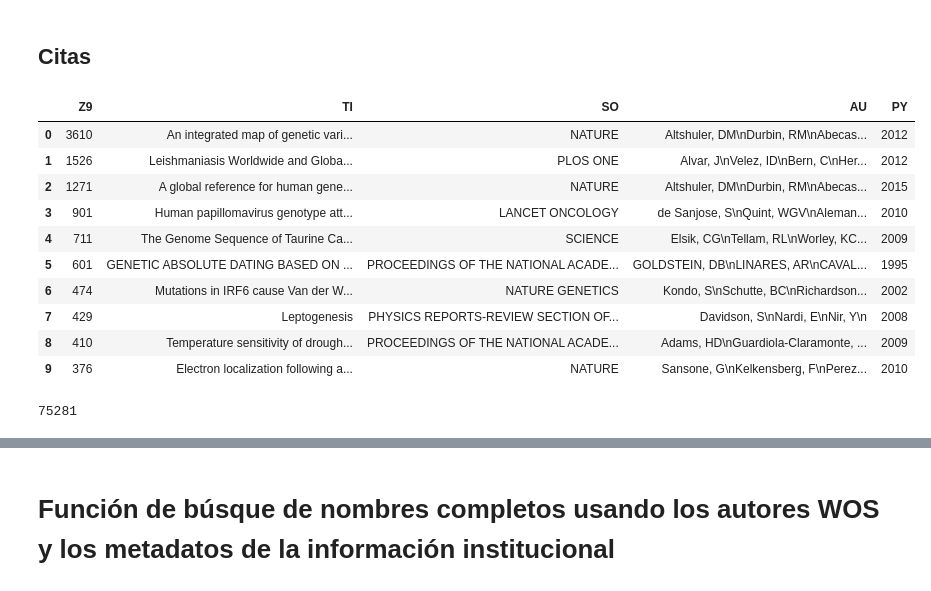
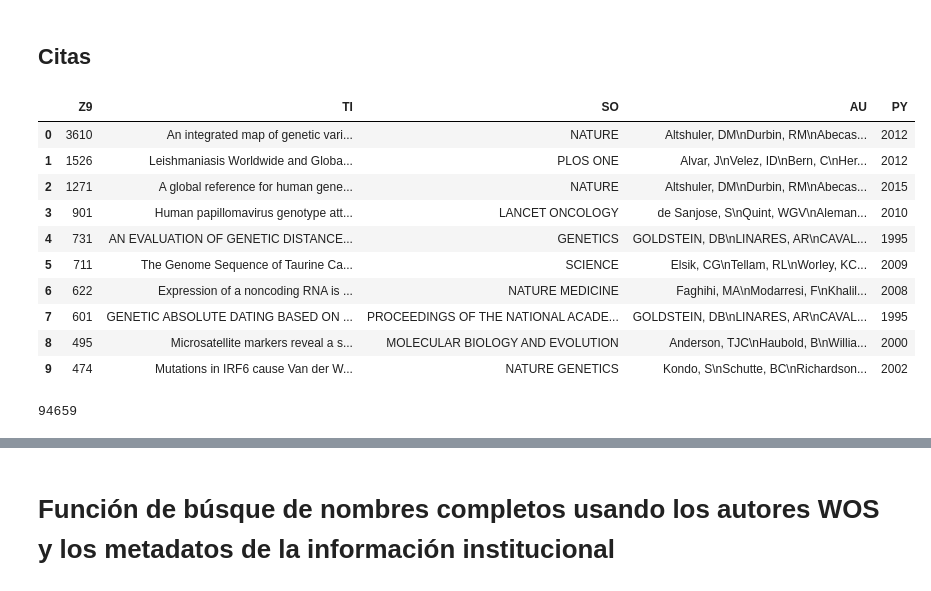
Before and after one commit to restrepo/medicion, a Jupyter notebook: cienciometria/Query_CTR.ipynb, the cells around one changed output, grey strips where cells are left out. Saved outputs shown, nothing was run; the diff lists cells and outputs as text; code cells hidden in the pictures.

```diff
--- a/cienciometria/Query_CTR.ipynb
+++ b/cienciometria/Query_CTR.ipynb
@@ -344,21 +344,21 @@ fdf.sort_values('articles',ascending=False)
 # %% [markdown]
 ## Citas
 # %%
-UDEA_YES.sort_values('Z9',ascending=False)[['Z9','TI','SO','AU','PY']].reset_index(drop=True)[:10]
+UDEA.sort_values('Z9',ascending=False)[['Z9','TI','SO','AU','PY']].reset_index(drop=True)[:10]
 # %% [output]
 |  | Z9 | TI | SO | AU | PY |
 | 0 | 3610 | An integrated map of genetic vari... | NATURE | Altshuler, DM\nDurbin, RM\nAbecas... | 2012 |
 | 1 | 1526 | Leishmaniasis Worldwide and Globa... | PLOS ONE | Alvar, J\nVelez, ID\nBern, C\nHer... | 2012 |
 | 2 | 1271 | A global reference for human gene... | NATURE | Altshuler, DM\nDurbin, RM\nAbecas... | 2015 |
 | 3 | 901 | Human papillomavirus genotype att... | LANCET ONCOLOGY | de Sanjose, S\nQuint, WGV\nAleman... | 2010 |
-| 4 | 711 | The Genome Sequence of Taurine Ca... | SCIENCE | Elsik, CG\nTellam, RL\nWorley, KC... | 2009 |
-| 5 | 601 | GENETIC ABSOLUTE DATING BASED ON ... | PROCEEDINGS OF THE NATIONAL ACADE... | GOLDSTEIN, DB\nLINARES, AR\nCAVAL... | 1995 |
-| 6 | 474 | Mutations in IRF6 cause Van der W... | NATURE GENETICS | Kondo, S\nSchutte, BC\nRichardson... | 2002 |
-| 7 | 429 | Leptogenesis | PHYSICS REPORTS-REVIEW SECTION OF... | Davidson, S\nNardi, E\nNir, Y\n | 2008 |
-| 8 | 410 | Temperature sensitivity of drough... | PROCEEDINGS OF THE NATIONAL ACADE... | Adams, HD\nGuardiola-Claramonte, ... | 2009 |
-| 9 | 376 | Electron localization following a... | NATURE | Sansone, G\nKelkensberg, F\nPerez... | 2010 |
+| 4 | 731 | AN EVALUATION OF GENETIC DISTANCE... | GENETICS | GOLDSTEIN, DB\nLINARES, AR\nCAVAL... | 1995 |
+| 5 | 711 | The Genome Sequence of Taurine Ca... | SCIENCE | Elsik, CG\nTellam, RL\nWorley, KC... | 2009 |
+| 6 | 622 | Expression of a noncoding RNA is ... | NATURE MEDICINE | Faghihi, MA\nModarresi, F\nKhalil... | 2008 |
+| 7 | 601 | GENETIC ABSOLUTE DATING BASED ON ... | PROCEEDINGS OF THE NATIONAL ACADE... | GOLDSTEIN, DB\nLINARES, AR\nCAVAL... | 1995 |
+| 8 | 495 | Microsatellite markers reveal a s... | MOLECULAR BIOLOGY AND EVOLUTION | Anderson, TJC\nHaubold, B\nWillia... | 2000 |
+| 9 | 474 | Mutations in IRF6 cause Van der W... | NATURE GENETICS | Kondo, S\nSchutte, BC\nRichardson... | 2002 |
 # %%
-UDEA_YES.Z9.sum()
+UDEA.Z9.sum()
 # %% [output]
-75281
+94659
 # %%
```
Also changed, not shown: parts of 47 cells of this notebook, 1 other file.
